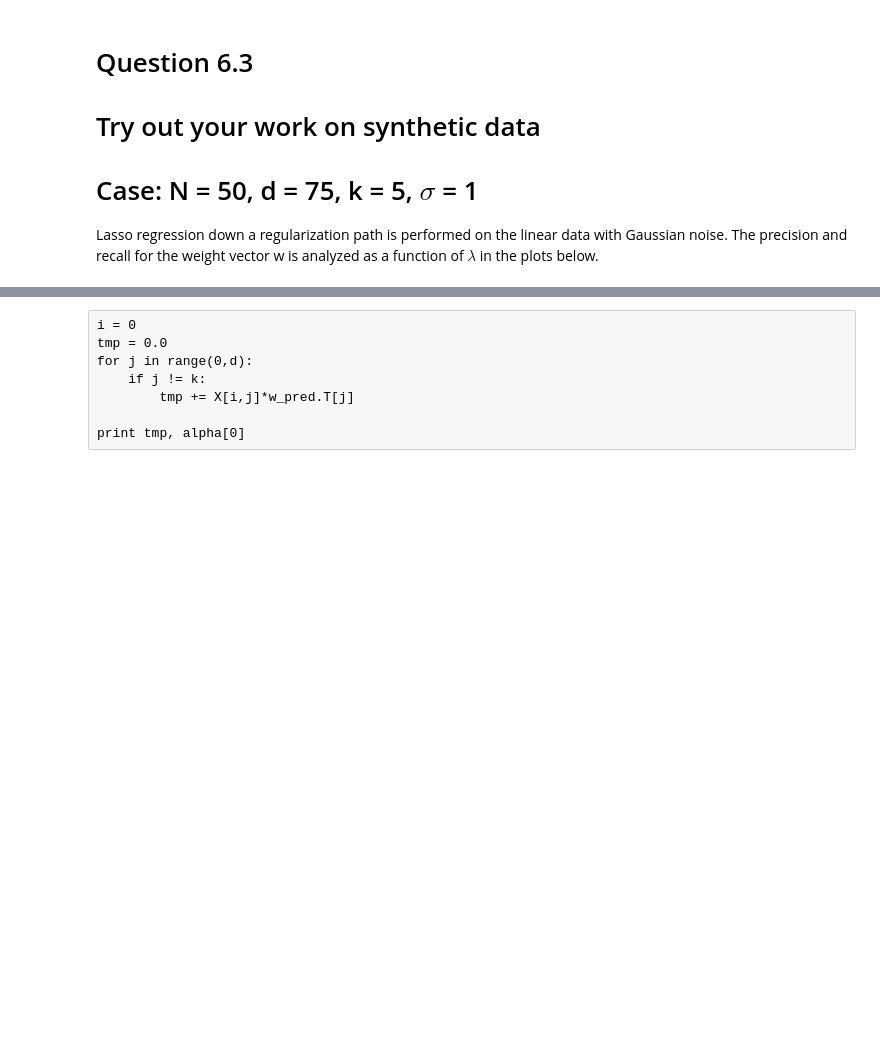
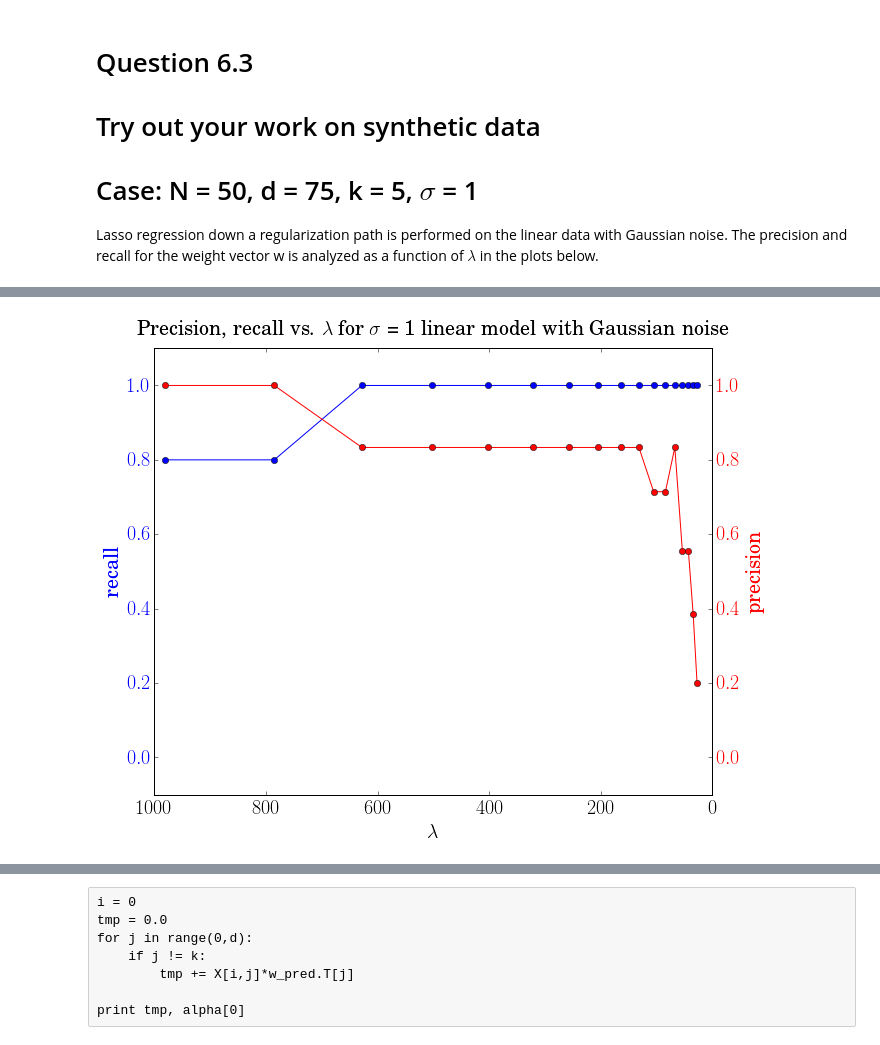
Before and after one commit to dflemin3/CSE_546, a Jupyter notebook: HW1/CSE_546_Lasso_Regression.ipynb, the cells around one changed output, grey strips where cells are left out. Cells and saved outputs as stored; diff of their text form; code cells hidden in the pictures; blank space fills up the shorter version.

```diff
--- a/HW1/CSE_546_Lasso_Regression.ipynb
+++ b/HW1/CSE_546_Lasso_Regression.ipynb
@@ -549,0 +613,24 @@ Lasso regression down a regularization path is performed on the linear data with
+# %%
+#Generate precsion, recall plots
+fig, ax1 = plt.subplots()
+ax1.plot(res[4],non_zeros/float(k), 'o-',color='b')
+ax1.set_xlabel(r'$\lambda$')
+ax1.set_ylim(-.1,1.1)
+# Make the y-axis label and tick labels match the line color.
+ax1.set_ylabel('recall', color='b')
+for tl in ax1.get_yticklabels():
+    tl.set_color('b')
+
+
+ax2 = ax1.twinx()
+ax2.plot(res[4],non_zeros/tot_non_zeros, 'o-',color='r')
+ax2.set_ylabel('precision', color='r')
+ax2.set_ylim(-.1,1.1)
+for tl in ax2.get_yticklabels():
+    tl.set_color('r')
+
+plt.gca().invert_xaxis()
+plt.title("Precision, recall vs. $\lambda$ for $\sigma$ = 1 linear model with Gaussian noise", y = 1.02)
+plt.show()
+# %% [output]
+[figure, added]
```
Also changed, not shown: parts of 31 cells of this notebook, 3 other files.
